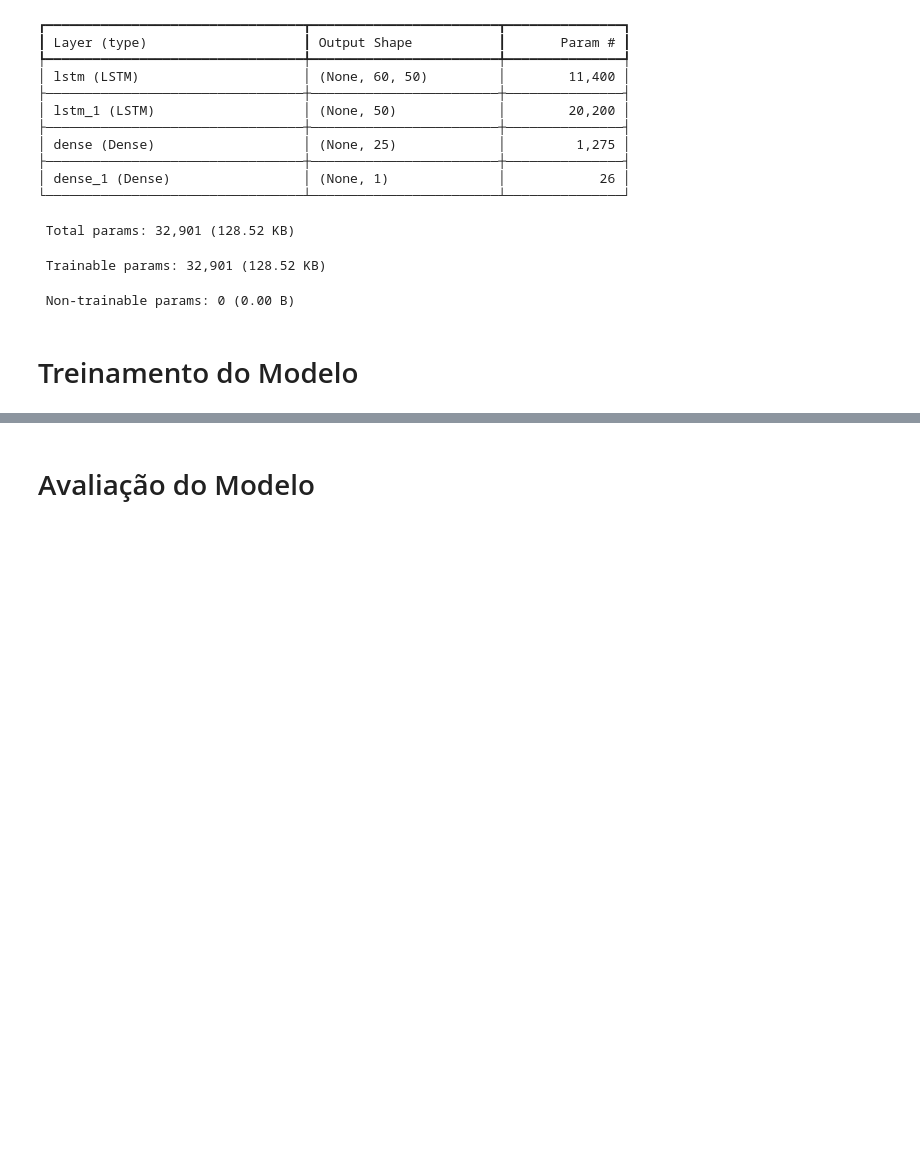
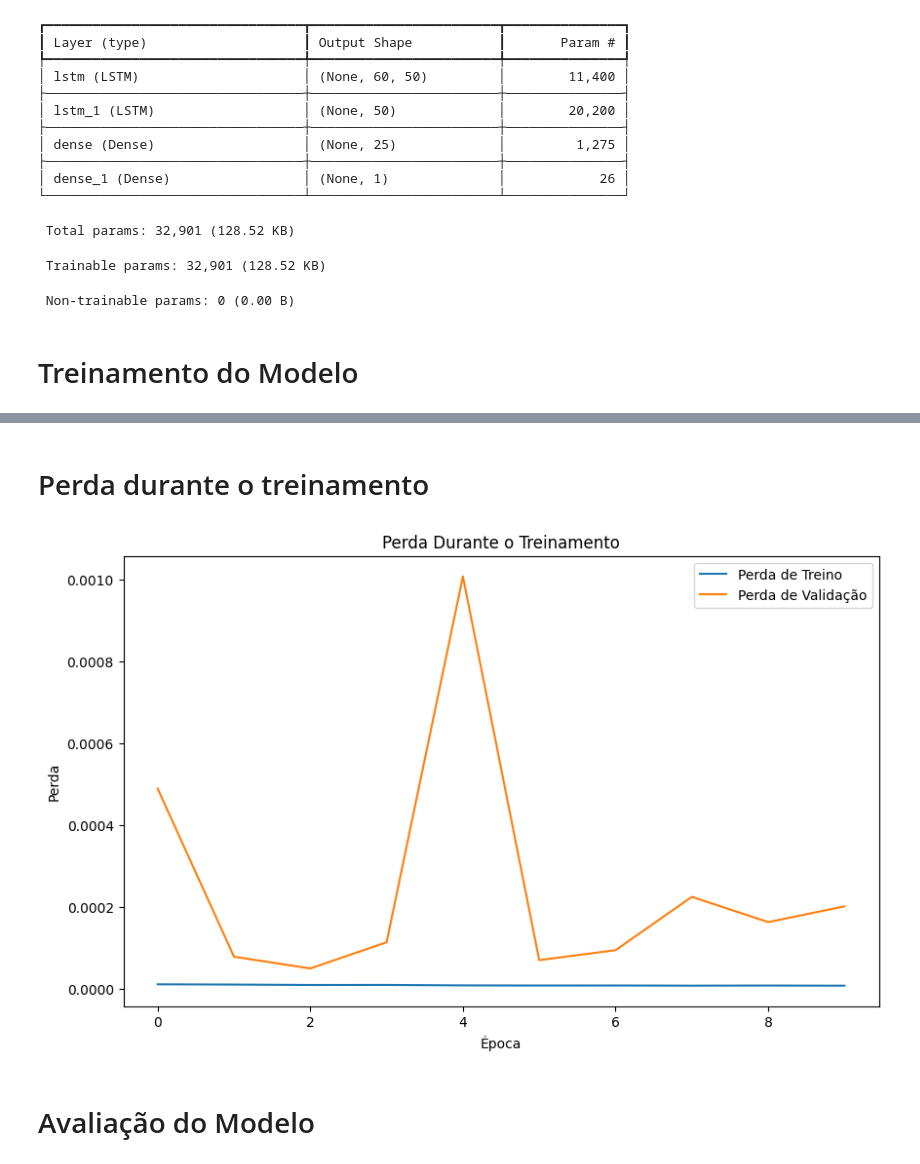
Before and after one commit to michelleluzrodrigues/tech-challenge-fase4, a Jupyter notebook: notebooks/train_model.ipynb, the cells around one changed output, grey strips where cells are left out. Saved outputs shown, nothing was run; the diff lists cells and outputs as text; code cells hidden in the pictures; blank space fills up the shorter version.

```diff
--- a/notebooks/train_model.ipynb
+++ b/notebooks/train_model.ipynb
@@ -116,6 +116,7 @@ Model: "sequential"
 # %% [markdown]
 # Treinamento do Modelo
 # %%
-model.fit(X_train, y_train, batch_size=1, epochs=10)
+# Treinando o modelo e capturando o histórico de perda
+history = model.fit(X_train, y_train, batch_size=1, epochs=10, validation_data=(X_test, y_test))
 # %% [output]
 Epoch 1/10
@@ -142,3 +142,16 @@ Epoch 10/10
+# %% [markdown]
+# Perda durante o treinamento
+# %%
+plt.figure(figsize=(10, 6))
+plt.plot(history.history['loss'], label='Perda de Treino')
+plt.plot(history.history['val_loss'], label='Perda de Validação')
+plt.title('Perda Durante o Treinamento')
+plt.xlabel('Época')
+plt.ylabel('Perda')
+plt.legend()
+plt.show()
+# %% [output]
+[figure, added]
 # %% [markdown]
 # Avaliação do Modelo
 # %%
```
Also changed, not shown: parts of 3 cells of this notebook, 1 other file.
